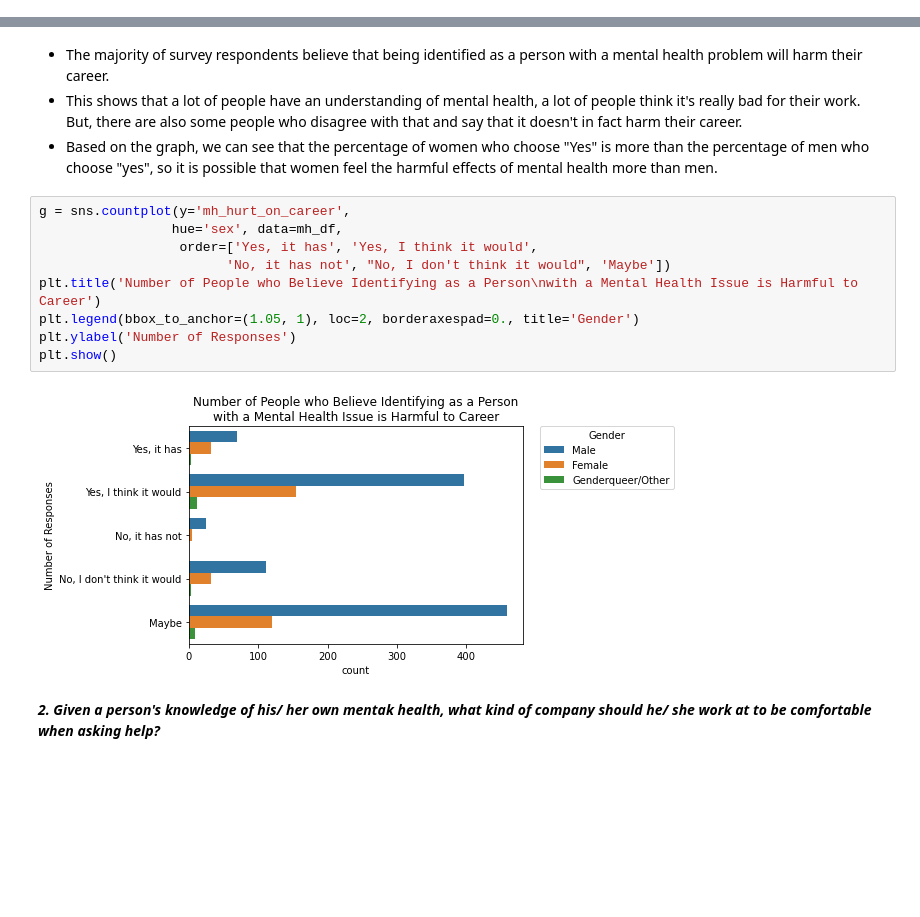
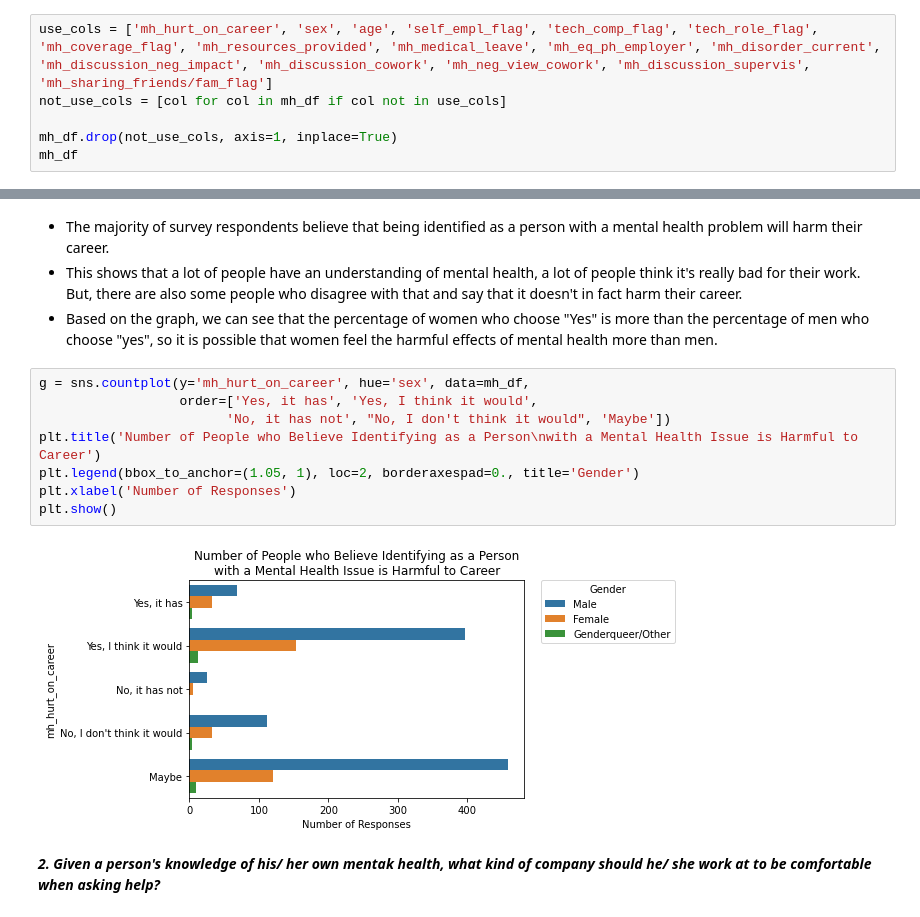
Before and after one commit to HMy2912/P4DS-FinalProj, a Jupyter notebook: Untitled.ipynb, the cells around one changed output, grey strips where cells are left out. Drawn from its saved outputs; the diff is of its cells as text; blank space fills up the shorter version.

```diff
--- a/Untitled.ipynb
+++ b/Untitled.ipynb
@@ -307,0 +310,6 @@ mh_df = imp_data
+# %%
+use_cols = ['mh_hurt_on_career', 'sex', 'age', 'self_empl_flag', 'tech_comp_flag', 'tech_role_flag', 'mh_coverage_flag', 'mh_resources_provided', 'mh_medical_leave', 'mh_eq_ph_employer', 'mh_disorder_current', 'mh_discussion_neg_impact', 'mh_discussion_cowork', 'mh_neg_view_cowork', 'mh_discussion_supervis', 'mh_sharing_friends/fam_flag']
+not_use_cols = [col for col in mh_df if col not in use_cols]
+
+mh_df.drop(not_use_cols, axis=1, inplace=True)
+mh_df
@@ -316,16 +343,15 @@ mh_df = imp_data
 - This shows that a lot of people have an understanding of mental health, a lot of people think it's really bad for their work. But, there are also some people who disagree with that and say that it doesn't in fact harm their career.
 - Based on the graph, we can see that the percentage of women who choose "Yes" is more than the percentage of men who choose "yes", so it is possible that women feel the harmful effects of mental health more than men.
 # %%
-g = sns.countplot(y='mh_hurt_on_career',
-                 hue='sex', data=mh_df,
+g = sns.countplot(y='mh_hurt_on_career', hue='sex', data=mh_df,
                   order=['Yes, it has', 'Yes, I think it would',
                         'No, it has not', "No, I don't think it would", 'Maybe'])
 plt.title('Number of People who Believe Identifying as a Person\nwith a Mental Health Issue is Harmful to Career')
 plt.legend(bbox_to_anchor=(1.05, 1), loc=2, borderaxespad=0., title='Gender')
-plt.ylabel('Number of Responses')
+plt.xlabel('Number of Responses')
 plt.show()
 # %% [output]
-[figure, old version]
+[figure, new version]
 # %% [markdown]
 ***2. Given a person's knowledge of his/ her own mentak health, what kind of company should he/ she work at to be comfortable when asking help?***
 # %% [markdown]
```
Also changed, not shown: parts of 26 cells of this notebook.
